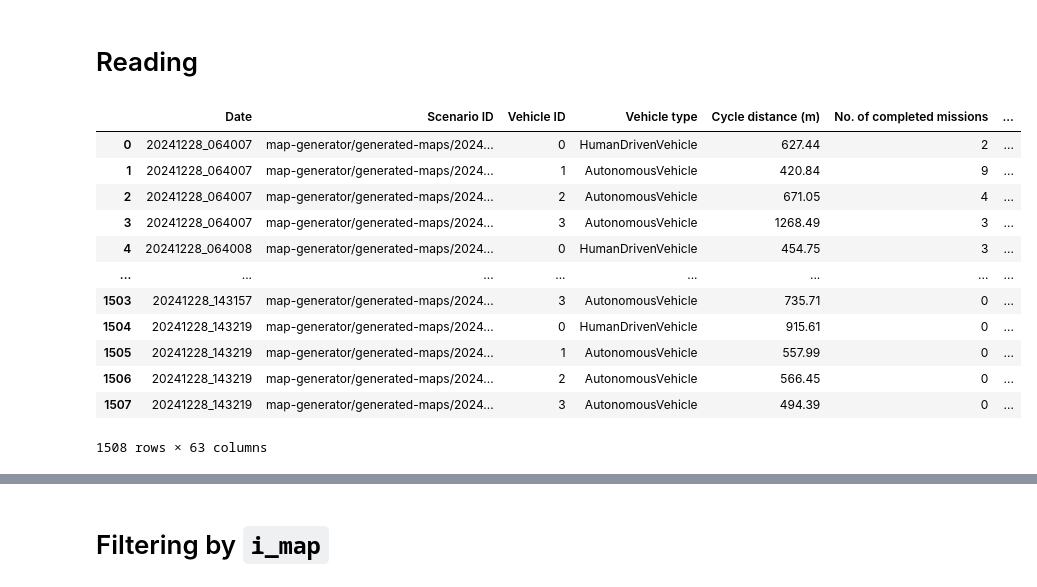
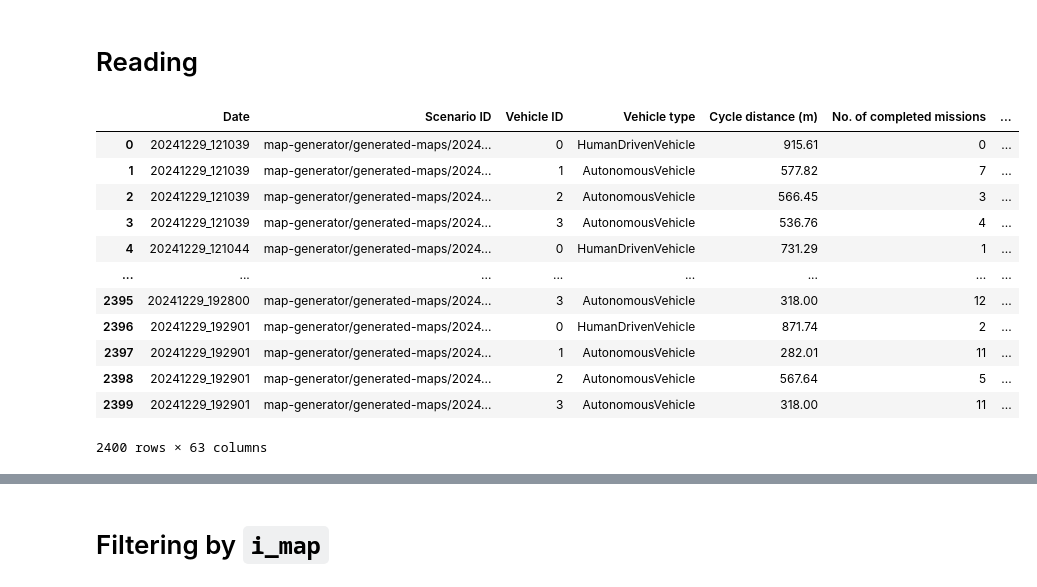
Before and after one commit to Olga-Mironenko/coordination_oru, a Jupyter notebook: scenario-analysis/analysis.ipynb, the cells around one changed output, grey strips where cells are left out. Cells and saved outputs as stored; diff of their text form; code cells hidden in the pictures.

```diff
--- a/scenario-analysis/analysis.ipynb
+++ b/scenario-analysis/analysis.ipynb
@@ -33,41 +33,43 @@ RUNDIRS = '../logs/rundirs'
 # RUNNAME = '20241226_161338'
 # RUNNAME = '20241227_081741'
 # RUNNAME = '20241228_073951'
-RUNNAME = '20241228_174447'
+# RUNNAME = '20241228_174447'
+RUNNAME = '20241229_131008'
 
 I_MAP = 1
 # %%
 if RUNNAME == '20241203_170129_all600':
     RUNNAME_LINEARIZATIONS = '20241212_114658_lin_abcd'
 else:
     RUNNAME_LINEARIZATIONS = None
 
+RUNDIR = f'{RUNDIRS}/{RUNNAME}'
+
 DIRECTORY_DATA = f'data/{RUNNAME}'
 os.makedirs(DIRECTORY_DATA, exist_ok=True)
 
-def read_df_runname(runname):
-    rundir = f'{RUNDIRS}/{runname}'
-    filename = f'{rundir}/sorted.csv'
-    subprocess.run(['./consolidate.py', rundir], check=True)
+def read_df_runname():
+    filename = f'{RUNDIR}/sorted.csv'
+    subprocess.run(['./consolidate.py', RUNDIR], check=True)
     df_orig = pd.read_csv(filename)
     return df_orig
 
-df_orig_with_bad = read_df_runname(RUNNAME)
+df_orig_with_bad = read_df_runname()
 df_orig_with_bad
 # %% [output]
 |  | Date | Scenario ID | Vehicle ID | Vehicle type | Cycle distance (m) | No. of completed missions | ... |
-| 0 | 20241228_064007 | map-generator/generated-maps/2024... | 0 | HumanDrivenVehicle | 627.44 | 2 | ... |
-| 1 | 20241228_064007 | map-generator/generated-maps/2024... | 1 | AutonomousVehicle | 420.84 | 9 | ... |
-| 2 | 20241228_064007 | map-generator/generated-maps/2024... | 2 | AutonomousVehicle | 671.05 | 4 | ... |
-| 3 | 20241228_064007 | map-generator/generated-maps/2024... | 3 | AutonomousVehicle | 1268.49 | 3 | ... |
-| 4 | 20241228_064008 | map-generator/generated-maps/2024... | 0 | HumanDrivenVehicle | 454.75 | 3 | ... |
+| 0 | 20241229_121039 | map-generator/generated-maps/2024... | 0 | HumanDrivenVehicle | 915.61 | 0 | ... |
+| 1 | 20241229_121039 | map-generator/generated-maps/2024... | 1 | AutonomousVehicle | 577.82 | 7 | ... |
+| 2 | 20241229_121039 | map-generator/generated-maps/2024... | 2 | AutonomousVehicle | 566.45 | 3 | ... |
+| 3 | 20241229_121039 | map-generator/generated-maps/2024... | 3 | AutonomousVehicle | 536.76 | 4 | ... |
+| 4 | 20241229_121044 | map-generator/generated-maps/2024... | 0 | HumanDrivenVehicle | 731.29 | 1 | ... |
 | ... | ... | ... | ... | ... | ... | ... | ... |
-| 1503 | 20241228_143157 | map-generator/generated-maps/2024... | 3 | AutonomousVehicle | 735.71 | 0 | ... |
-| 1504 | 20241228_143219 | map-generator/generated-maps/2024... | 0 | HumanDrivenVehicle | 915.61 | 0 | ... |
-| 1505 | 20241228_143219 | map-generator/generated-maps/2024... | 1 | AutonomousVehicle | 557.99 | 0 | ... |
-| 1506 | 20241228_143219 | map-generator/generated-maps/2024... | 2 | AutonomousVehicle | 566.45 | 0 | ... |
-| 1507 | 20241228_143219 | map-generator/generated-maps/2024... | 3 | AutonomousVehicle | 494.39 | 0 | ... |
+| 2395 | 20241229_192800 | map-generator/generated-maps/2024... | 3 | AutonomousVehicle | 318.00 | 12 | ... |
+| 2396 | 20241229_192901 | map-generator/generated-maps/2024... | 0 | HumanDrivenVehicle | 871.74 | 2 | ... |
+| 2397 | 20241229_192901 | map-generator/generated-maps/2024... | 1 | AutonomousVehicle | 282.01 | 11 | ... |
+| 2398 | 20241229_192901 | map-generator/generated-maps/2024... | 2 | AutonomousVehicle | 567.64 | 5 | ... |
+| 2399 | 20241229_192901 | map-generator/generated-maps/2024... | 3 | AutonomousVehicle | 318.00 | 11 | ... |
-1508 rows × 63 columns
+2400 rows × 63 columns
 # %%
 if 'Linearization C' not in df_orig_with_bad.columns:
     df_orig = df_orig_with_bad
```
Also changed, not shown: parts of 13 cells of this notebook, 1 other file.
